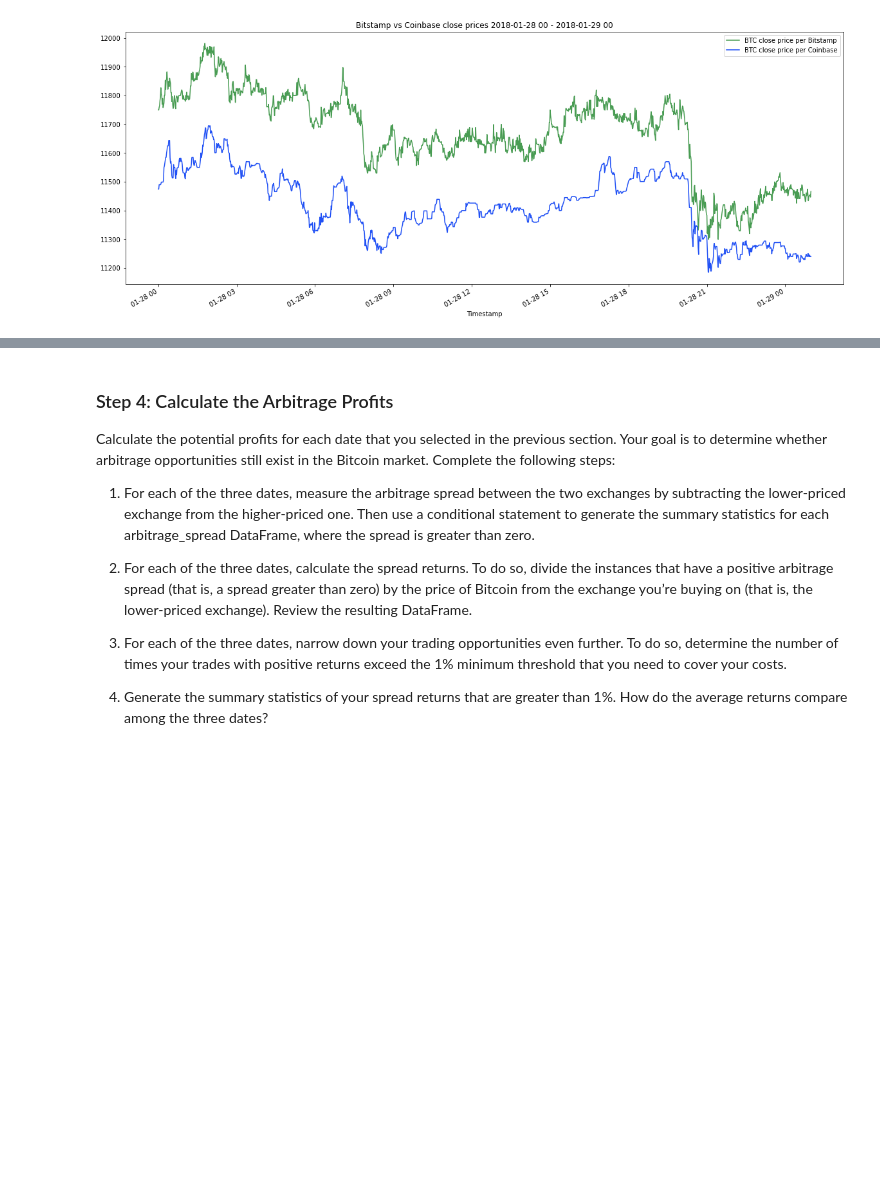
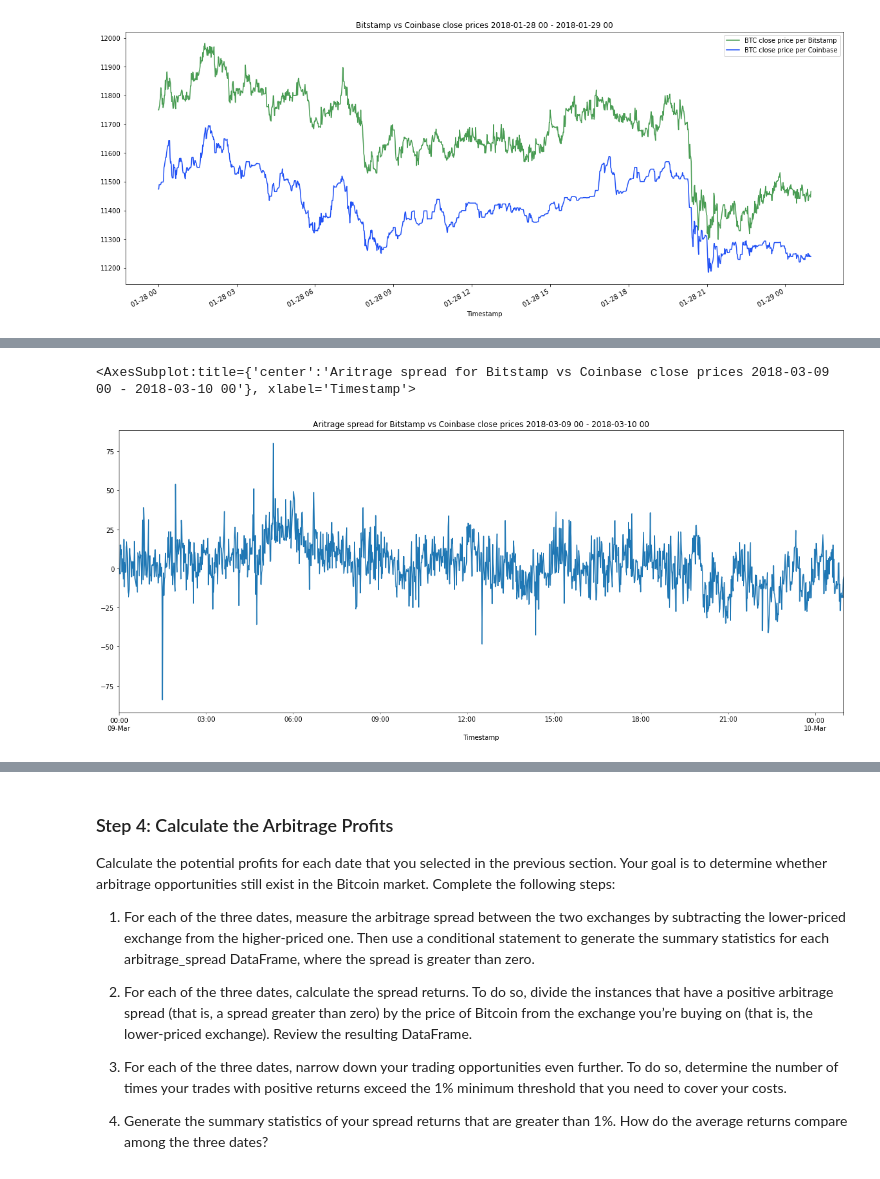
Before and after one commit to phodsman/Cryptocurrency-Arbitrage-Opportunity-Analyzer, a Jupyter notebook: crypto_arbitrage.ipynb, the cells around one changed output, grey strips where cells are left out. Drawn from its saved outputs; the diff is of its cells as text; code cells hidden in the pictures; blank space fills up the shorter version.

```diff
--- a/crypto_arbitrage.ipynb
+++ b/crypto_arbitrage.ipynb
@@ -251,0 +241,7 @@ arbitrage_spread_late = # YOUR CODE HERE
+# %%
+# Calculates the arbitrage spread for the middle date under examination
+arbitrage_spread_middle = arbitrage_spread_for_date_range(bitstamp_sliced, coinbase_sliced, middle_date_start, middle_date_end)
+
+# Generate summary statistics for the middle DataFrame
+print(f"Summary statistics of the arbitrage spread for {middle_date_start} - {middle_date_end}:")
+arbitrage_spread_middle.describe()
@@ -251,0 +259,6 @@ arbitrage_spread_late = # YOUR CODE HERE
+# %%
+# Plots the arbitrage range for the early date under examination
+arbitrage_spread_middle.plot(figsize=(20,8), title=f"Arbitrage spread for Bitstamp vs Coinbase close prices {middle_date_start} - {middle_date_end}")
+# %% [output]
+<AxesSubplot:title={'center':'Aritrage spread for Bitstamp vs Coinbase close prices 2018-03-09 00 - 2018-03-10 00'}, xlabel='Timestamp'>
+[figure, added]
```
Also changed, not shown: parts of 16 cells of this notebook, 1 other file.
